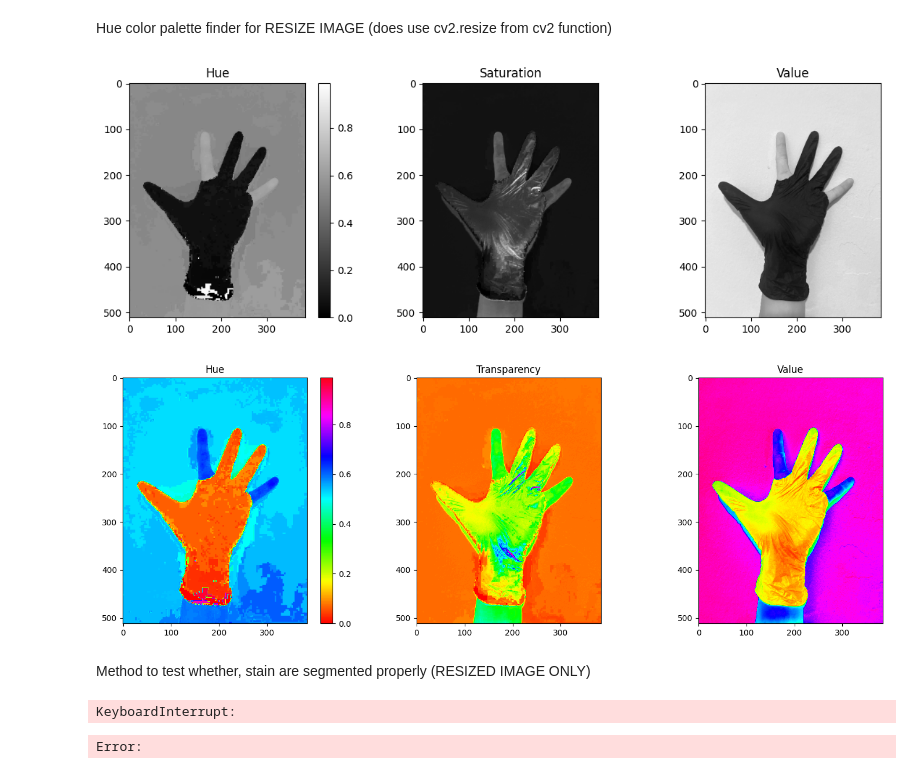
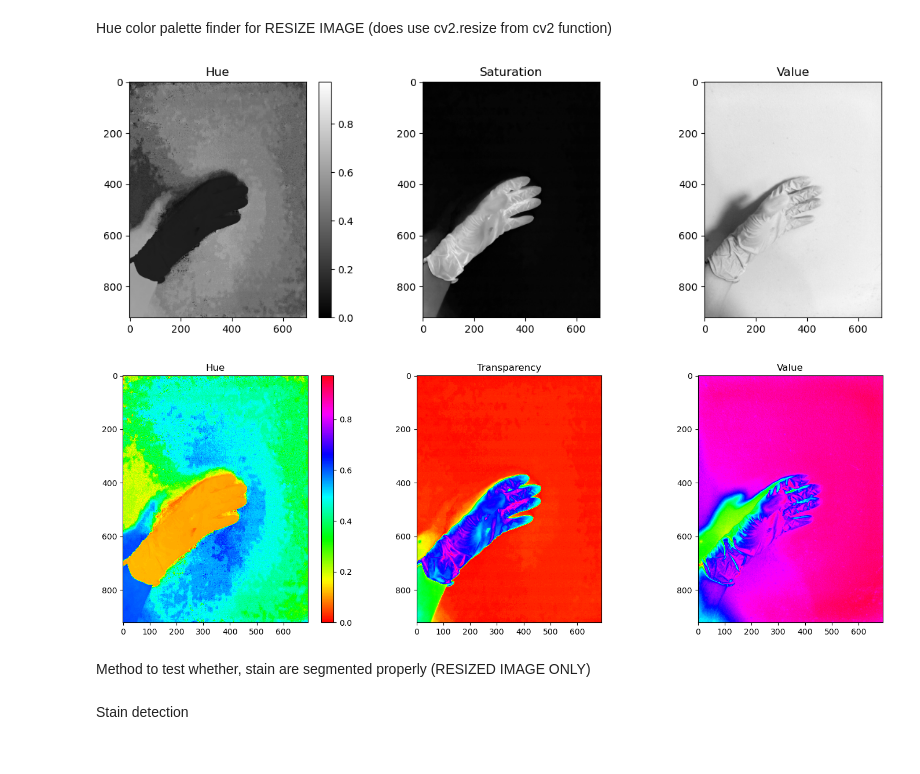
Before and after one commit to JJLee2910/Glove-Defect-Detection-System, a Jupyter notebook: tools/color_range_detector.ipynb, the cells around one changed output. Drawn from its saved outputs; the diff is of its cells as text; code cells hidden in the pictures.

```diff
--- a/tools/color_range_detector.ipynb
+++ b/tools/color_range_detector.ipynb
@@ -14,42 +14,46 @@ def visualize_hsv_channels(image):
     fig, ax = plt.subplots(1, 3, figsize=(12, 4))
     channel_titles = ['Hue', 'Saturation', 'Value']
     for i, title in enumerate(channel_titles):
         ax[i].imshow(hsv_image[..., i], cmap='gray')
         ax[i].set_title(title)
 
     fig.colorbar(ax[0].imshow(hsv_image[..., 0], cmap='gray'))
     fig.tight_layout()
 
     plt.show()
 
 def visualize_hsv_colormap(image):
     hsv_image = rgb2hsv(image)
 
     fig, ax = plt.subplots(1, 3, figsize=(15, 5))
     channel_titles = ['Hue', 'Transparency', 'Value']
     for i, title in enumerate(channel_titles):
         ax[i].imshow(hsv_image[..., i], cmap='hsv')
         ax[i].set_title(title)
 
     fig.colorbar(ax[0].imshow(hsv_image[..., 0], cmap='hsv'))
     fig.tight_layout()
 
     plt.show()
 
 # Load the image and visualize the HSV channels
-image = cv.imread("D:\OneDrive - Asia Pacific University\Degree Year 3\Image Processing, Computer Vision and Pattern Recognition\Assignment\Source Code\Glove-Defect-Detection-System\Images\Cloth\missing_finger_6.jpg")
+image = cv.imread("C:\\Users\\JJ\\OneDrive\\Desktop\\Glove-Defect-Detection-System\\Images\\Latex\\Dirt.jpg")
 new_img = cv.resize(image, None, fx=0.2, fy=0.2)
 visualize_hsv_channels(new_img)
 visualize_hsv_colormap(new_img)
 # %% [output]
-[figure, old version]
+[figure, new version]
-[figure, old version]
+[figure, new version]
 # %% [markdown]
 Method to test whether, stain are segmented properly (RESIZED IMAGE ONLY)
 # %%
+import cv2
+import numpy as np
+from skimage.color import rgb2hsv
+
 def apply_mask(lower_hue, upper_hue, saturation_threshold):
-    image = cv.imread("D:\OneDrive - Asia Pacific University\Degree Year 3\Image Processing, Computer Vision and Pattern Recognition\Assignment\Source Code\Glove-Defect-Detection-System\Images\Cloth\missing_finger_6.jpg")
-    new_img = cv.resize(image, None, fx=0.2, fy=0.2)
+    image = cv2.imread("C:\\Users\\JJ\\OneDrive\\Desktop\\Glove-Defect-Detection-System\\Images\\Latex\\Dirt.jpg")
+    new_img = cv2.resize(image, None, fx=0.2, fy=0.2)
     hsv_image = rgb2hsv(new_img)
 
     lower_mask = hsv_image[..., 0] > lower_hue
@@ -59,10 +63,10 @@ def apply_mask(lower_hue, upper_hue, saturation_threshold):
     mask = np.logical_and.reduce((lower_mask, upper_mask, saturation_mask))
     masked_image = new_img * np.expand_dims(mask, axis=2)
 
-    cv.imshow("Masked Image", masked_image)
-    cv.waitKey(0)
-    cv.destroyAllWindows()
-apply_mask(0.0, 0.2, 0.3)
+    cv2.imshow("Masked Image", masked_image)
+    cv2.waitKey(0)
+    cv2.destroyAllWindows()
+
+apply_mask(0.1, 0.2, 0.3)
-# %% [output]
-KeyboardInterrupt:
-Error:
+# %% [markdown]
+Stain detection
```
Also changed, not shown: parts of 1 cell of this notebook.
